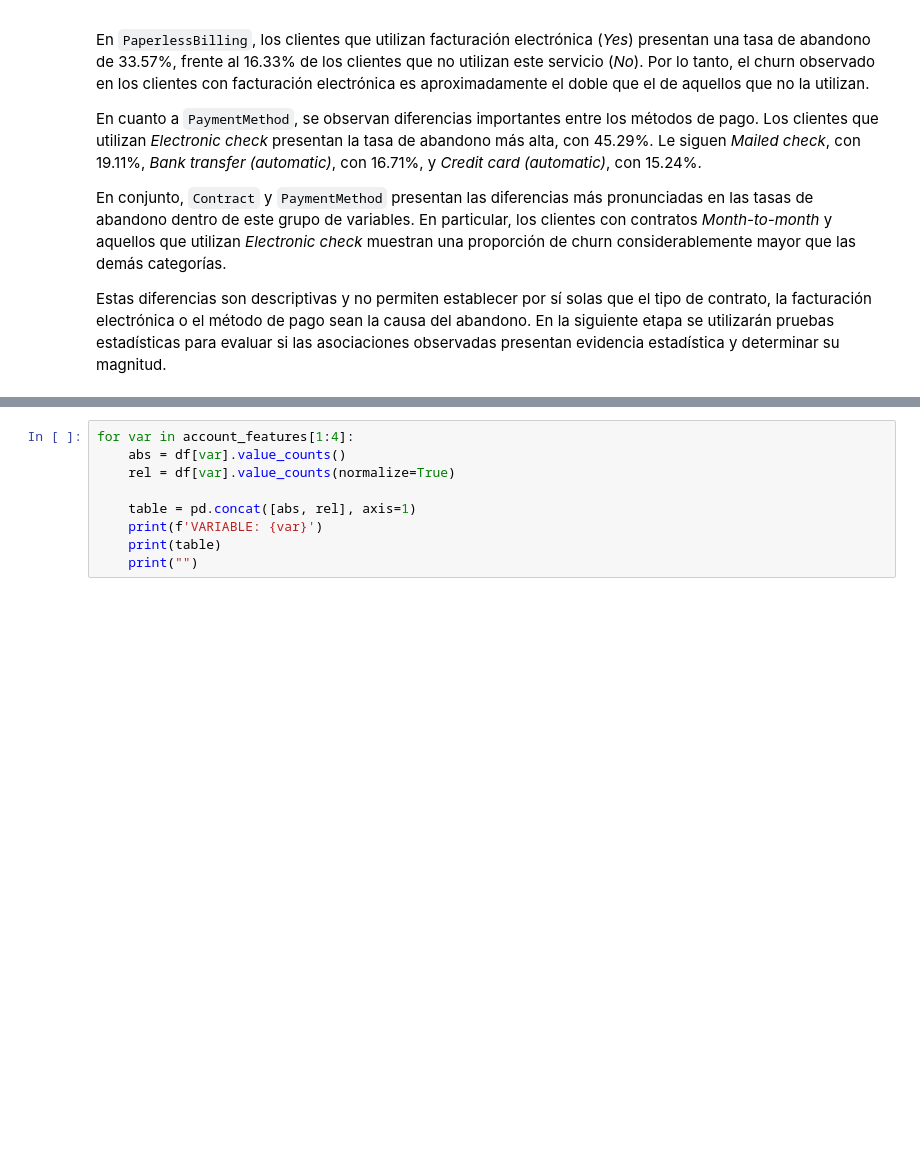
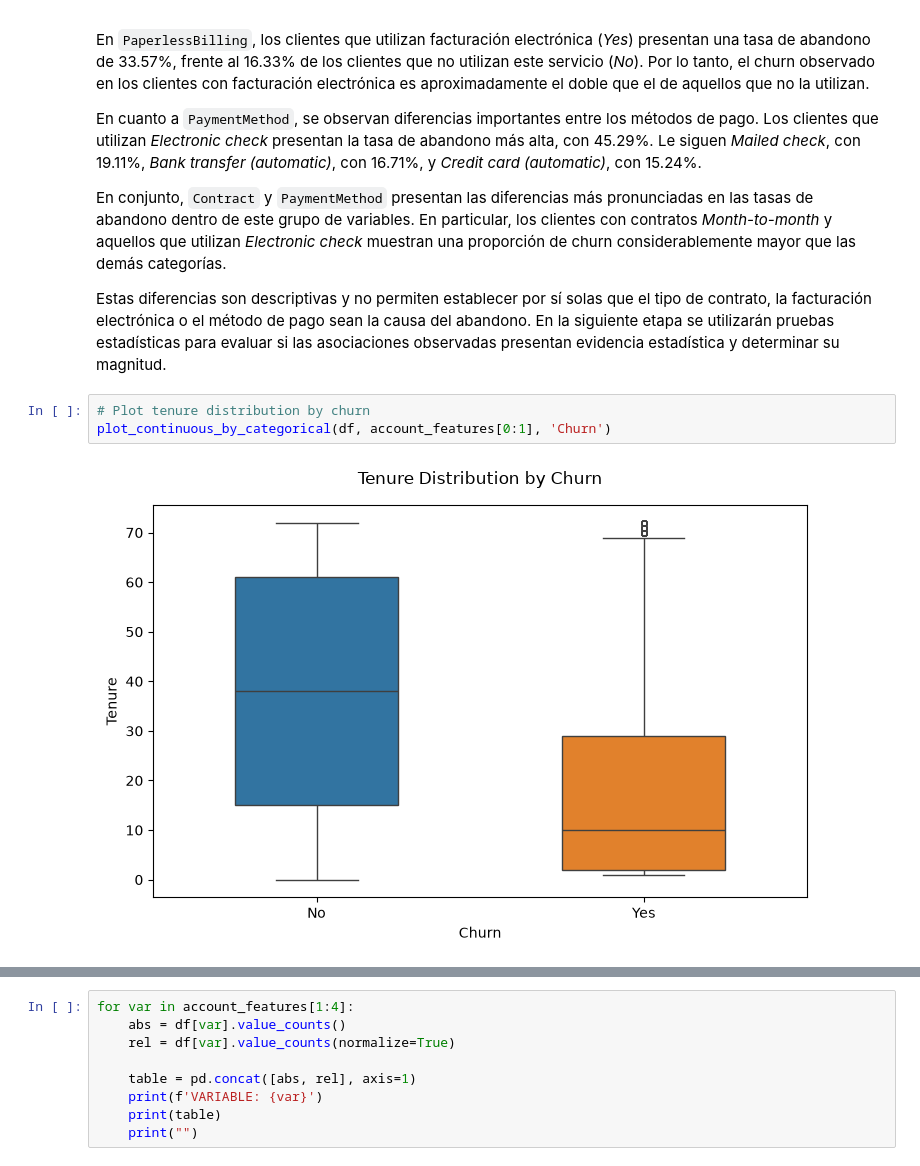
Before and after one commit to josue-rdgzcb/customer-churn-prediction-and-segmentation, a Jupyter notebook: notebooks/01_data_exploration.ipynb, the cells around one changed output, grey strips where cells are left out. Saved outputs shown, nothing was run; the diff lists cells and outputs as text; blank space fills up the shorter version.

Commit message:
feat(notebook): add tenure distribution by churn and churn rate for tenure groups

```diff
--- a/notebooks/01_data_exploration.ipynb
+++ b/notebooks/01_data_exploration.ipynb
@@ -519,3 +520,8 @@ En cuanto a `PaymentMethod`, se observan diferencias importantes entre los méto
 En conjunto, `Contract` y `PaymentMethod` presentan las diferencias más pronunciadas en las tasas de abandono dentro de este grupo de variables. En particular, los clientes con contratos *Month-to-month* y aquellos que utilizan *Electronic check* muestran una proporción de churn considerablemente mayor que las demás categorías.
 
 Estas diferencias son descriptivas y no permiten establecer por sí solas que el tipo de contrato, la facturación electrónica o el método de pago sean la causa del abandono. En la siguiente etapa se utilizarán pruebas estadísticas para evaluar si las asociaciones observadas presentan evidencia estadística y determinar su magnitud.
+# %%
+# Plot tenure distribution by churn
+plot_continuous_by_categorical(df, account_features[0:1], 'Churn')
+# %% [output]
+[figure, added]
```
Also changed, not shown: parts of 6 cells of this notebook.
